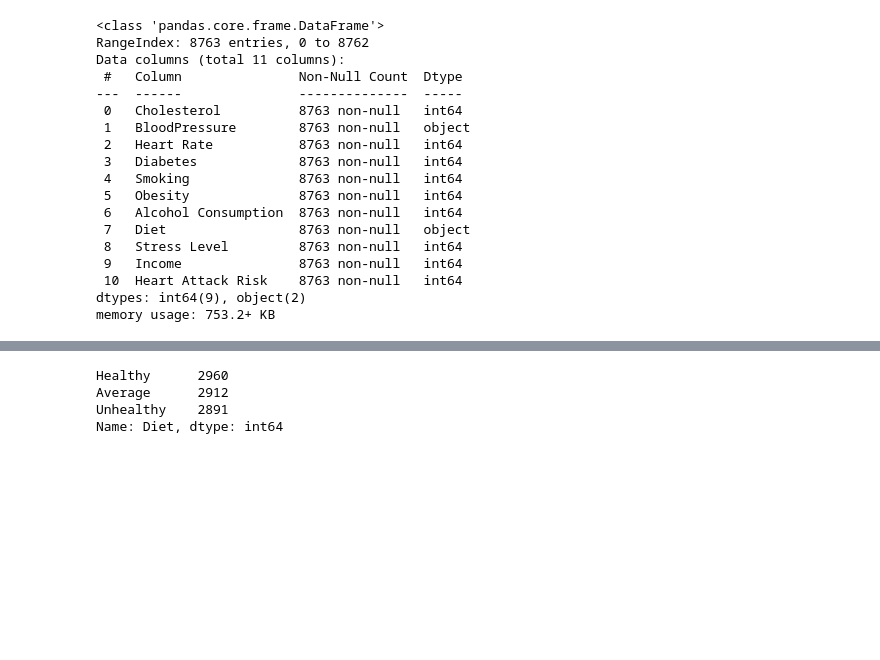
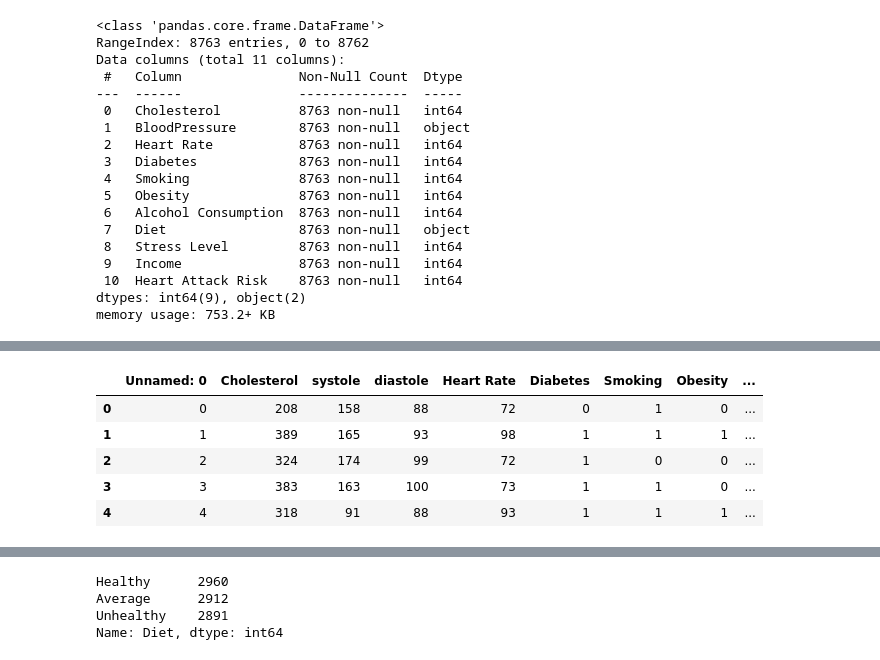
Before and after one commit to EBPaz/Heart_Attack_Prediction, a Jupyter notebook: pre-processing_controlled.ipynb, the cells around one changed output, grey strips where cells are left out. Saved outputs shown, nothing was run; the diff lists cells and outputs as text; code cells hidden in the pictures; blank space fills up the shorter version.

```diff
--- a/pre-processing_controlled.ipynb
+++ b/pre-processing_controlled.ipynb
@@ -94,0 +133,25 @@ ValueError: invalid literal for int() with base 10: '158/88'
+# %%
+bp = []
+for index, row in data_df_2.iterrows():
+
+    if((row["systole"] < 120) & (row["diastole"] < 80)):
+     bp.append("Normal Blood Pressure")
+
+    elif ((row["systole"] >= 120 & row["systole"] < 130) & (row["diastole"] < 80)):
+     bp.append("Elevated Blood Pressure")
+
+    elif ((row["systole"] >= 130 & row["systole"] < 140) | (row["diastole"]>=80 & row["diastole"]<=89)):
+     bp.append("First Stage High Blood Pressure")
+
+    else:
+     bp.append("Second Stage High Blood Pressure")
+
+data_df_2 = data_df_2.assign (bp = bp)
+data_df_2.head()
+# %% [output]
+|  | Unnamed: 0 | Cholesterol | systole | diastole | Heart Rate | Diabetes | Smoking | Obesity | ... |
+| 0 | 0 | 208 | 158 | 88 | 72 | 0 | 1 | 0 | ... |
+| 1 | 1 | 389 | 165 | 93 | 98 | 1 | 1 | 1 | ... |
+| 2 | 2 | 324 | 174 | 99 | 72 | 1 | 0 | 0 | ... |
+| 3 | 3 | 383 | 163 | 100 | 73 | 1 | 1 | 0 | ... |
+| 4 | 4 | 318 | 91 | 88 | 93 | 1 | 1 | 1 | ... |
```
Also changed, not shown: parts of 9 cells of this notebook, 2 other files.
